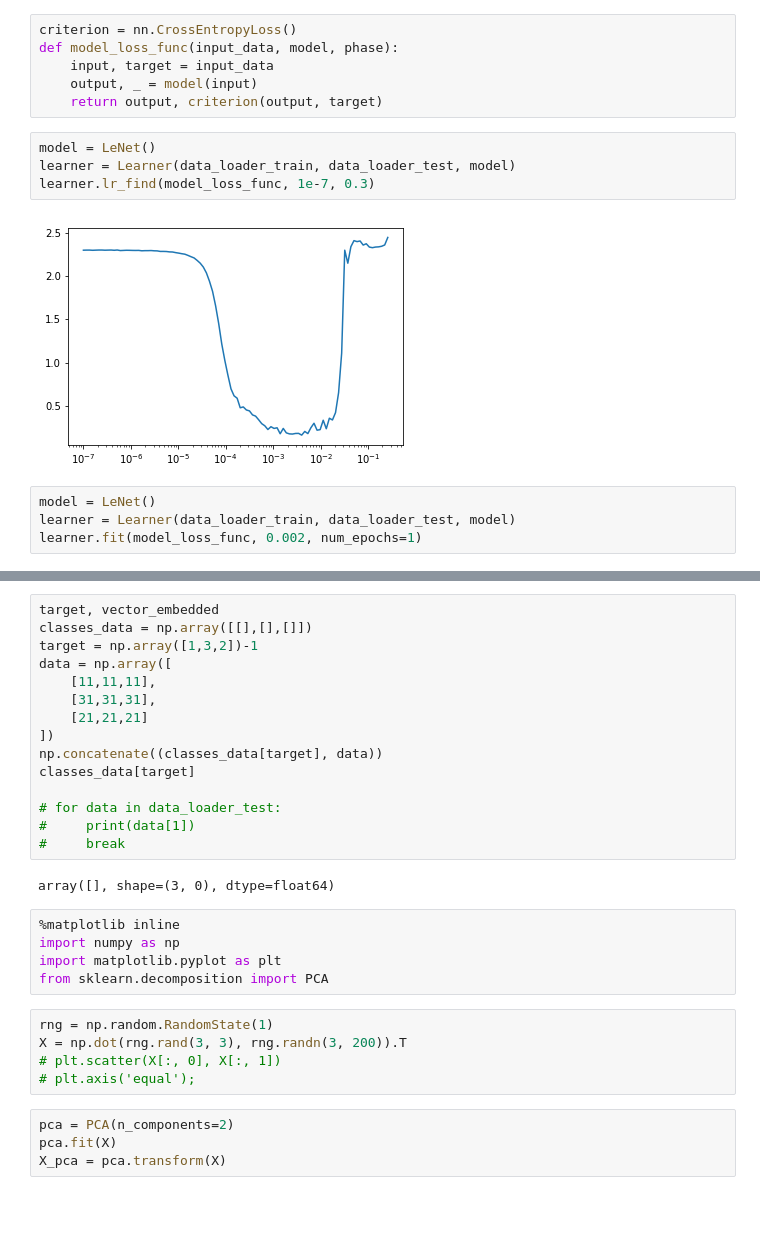
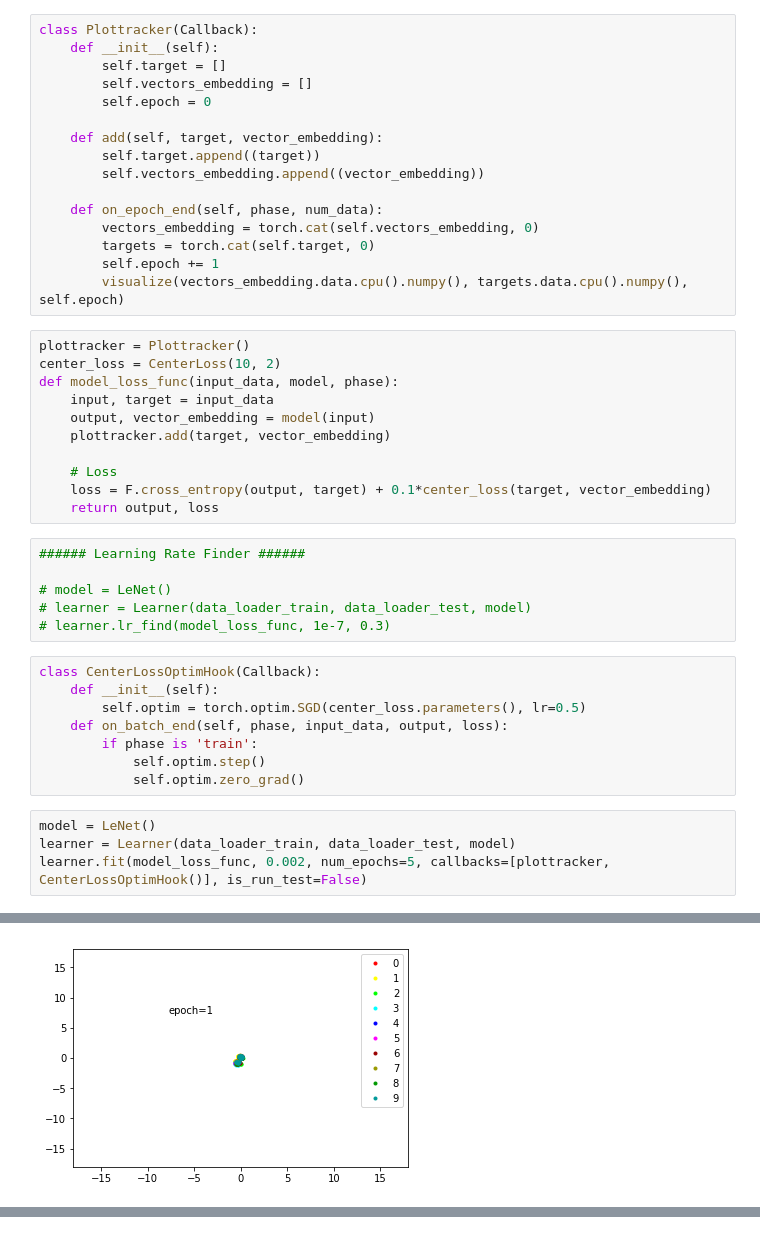
Before and after one commit to exitudio/research-ai, a Jupyter notebook: experiment/one-shot-learning/3. Center Loss.ipynb, the cells around one changed output, grey strips where cells are left out. Drawn from its saved outputs; the diff is of its cells as text; blank space fills up the shorter version.

Commit message:
add center loss

```diff
--- a/experiment/one-shot-learning/3. Center Loss.ipynb
+++ b/experiment/one-shot-learning/3. Center Loss.ipynb
@@ -81,18 +102,47 @@ class LeNet(nn.Module):
+# %%
+class Plottracker(Callback):
+    def __init__(self):
+        self.target = []
+        self.vectors_embedding = []
+        self.epoch = 0
+
+    def add(self, target, vector_embedding):
+        self.target.append((target))
+        self.vectors_embedding.append((vector_embedding))
+
+    def on_epoch_end(self, phase, num_data):
+        vectors_embedding = torch.cat(self.vectors_embedding, 0)
+        targets = torch.cat(self.target, 0)
+        self.epoch += 1
+        visualize(vectors_embedding.data.cpu().numpy(), targets.data.cpu().numpy(), self.epoch)
 # %%
-criterion = nn.CrossEntropyLoss()
+plottracker = Plottracker()
+center_loss = CenterLoss(10, 2)
 def model_loss_func(input_data, model, phase):
     input, target = input_data
-    output, _ = model(input)
-    return output, criterion(output, target)
+    output, vector_embedding = model(input)
+    plottracker.add(target, vector_embedding)
+
+    # Loss
+    loss = F.cross_entropy(output, target) + 0.1*center_loss(target, vector_embedding)
+    return output, loss
 # %%
-model = LeNet()
-learner = Learner(data_loader_train, data_loader_test, model)
-learner.lr_find(model_loss_func, 1e-7, 0.3)
+###### Learning Rate Finder ######
+
+# model = LeNet()
+# learner = Learner(data_loader_train, data_loader_test, model)
+# learner.lr_find(model_loss_func, 1e-7, 0.3)
-# %% [output]
-[figure, removed]
+# %%
+class CenterLossOptimHook(Callback):
+    def __init__(self):
+        self.optim = torch.optim.SGD(center_loss.parameters(), lr=0.5)
+    def on_batch_end(self, phase, input_data, output, loss):
+        if phase is 'train':
+            self.optim.step()
+            self.optim.zero_grad()
 # %%
 model = LeNet()
 learner = Learner(data_loader_train, data_loader_test, model)
-learner.fit(model_loss_func, 0.002, num_epochs=1)
+learner.fit(model_loss_func, 0.002, num_epochs=5, callbacks=[plottracker, CenterLossOptimHook()], is_run_test=False)
 # %% [output]
 ---- epoch:0 ------
@@ -100,0 +150 @@ learner.fit(model_loss_func, 0.002, num_epochs=1)
+[figure, added]
@@ -101,31 +162,0 @@ learner.fit(model_loss_func, 0.002, num_epochs=1)
-# %%
-target, vector_embedded
-classes_data = np.array([[],[],[]])
-target = np.array([1,3,2])-1
-data = np.array([
-    [11,11,11],
-    [31,31,31],
-    [21,21,21]
-])
-np.concatenate((classes_data[target], data))
-classes_data[target]
-
-# for data in data_loader_test:
-#     print(data[1])
-#     break
-# %% [output]
-array([], shape=(3, 0), dtype=float64)
-# %%
-%matplotlib inline
-import numpy as np
-import matplotlib.pyplot as plt
-from sklearn.decomposition import PCA
-# %%
-rng = np.random.RandomState(1)
-X = np.dot(rng.rand(3, 3), rng.randn(3, 200)).T
-# plt.scatter(X[:, 0], X[:, 1])
-# plt.axis('equal');
-# %%
-pca = PCA(n_components=2)
-pca.fit(X)
-X_pca = pca.transform(X)
```
Also changed, not shown: parts of 11 cells of this notebook, 8 other files.
